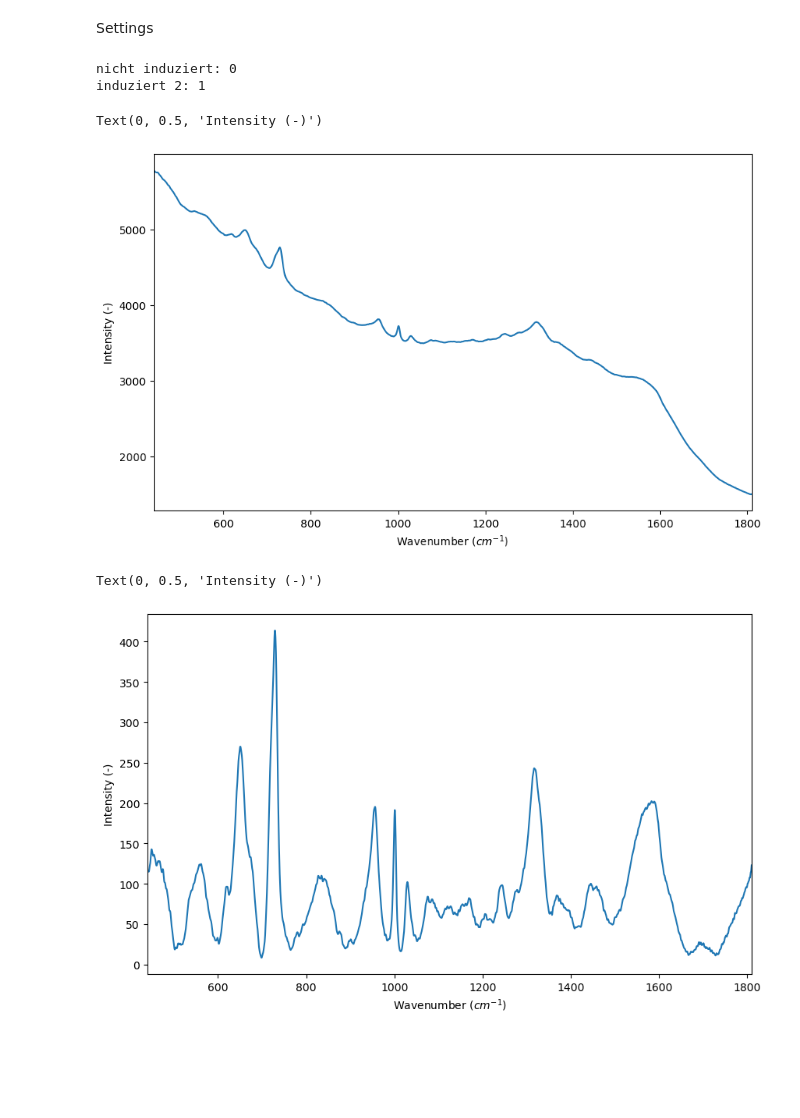
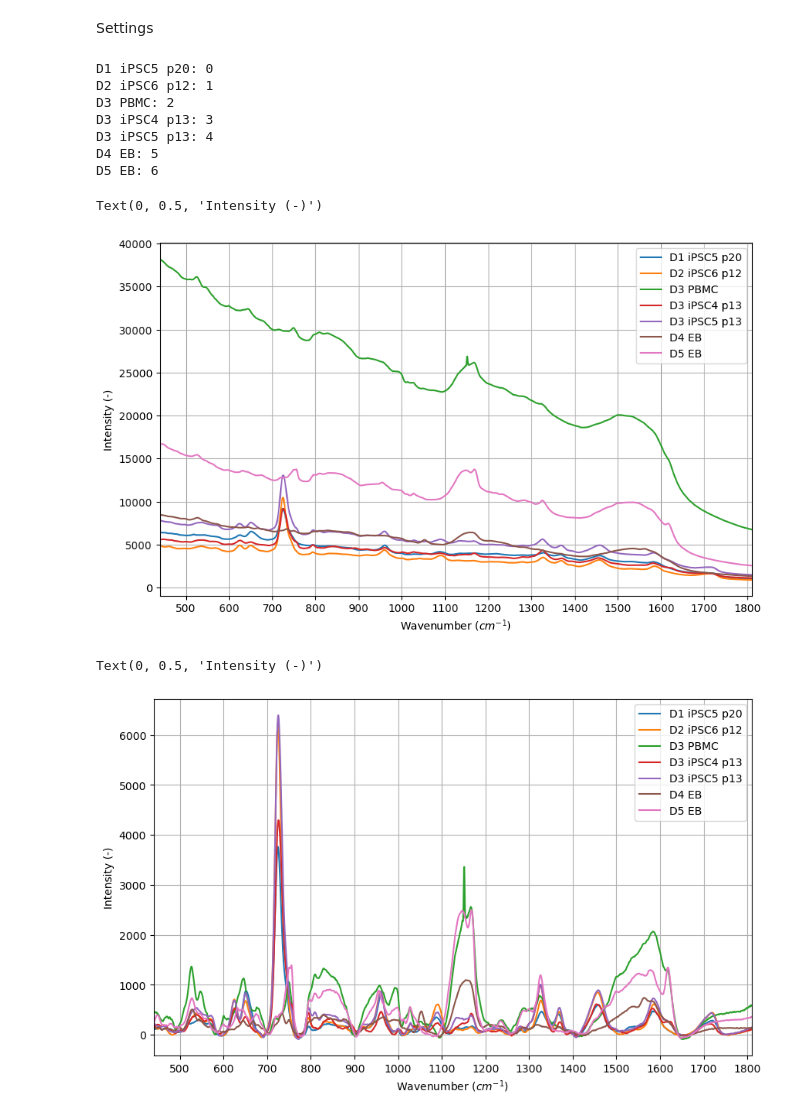
Before and after one commit to DerZ115/raman-pca, a Jupyter notebook: pca.ipynb, the cells around one changed output. Cells and saved outputs as stored; diff of their text form; code cells hidden in the pictures; blank space fills up the shorter version.

```diff
--- a/pca.ipynb
+++ b/pca.ipynb
@@ -28,12 +29,12 @@ plt.rcParams['figure.dpi'] = 100
 Settings
 # %%
 # Path where the data is stored
-data_path = "./data/sersitive daten/"
+data_path = r"C:\Users\Daniel\Desktop\Donor variation out"
 
 # Spectral range to analyze
 # Use 'None' to use the whole range'
-wn_min = None
-wn_max = None
+wn_min = 500
+wn_max = 1600
 
 # Window size for smoothing the spectra
 # Higher means stronger smoothing
@@ -44,38 +45,53 @@ data = load_data(data_path)
 if "file" in data.columns:
     X = data.drop(columns=["label", "file"])
 else:
-    X = data.drop(columns=["label"])
+    X = data.drop(columns=[""])
 wns = np.asarray(X.columns.astype(float))
 X = np.asarray(X)
 
 y = np.asarray(data.label)
-y, y_key = pd.factorize(y)
+y, y_key = pd.factorize(y, sort=True)
 
 for i, label in enumerate(y_key):
     print(f"{label}: {i}")
 # %% [output]
-nicht induziert: 0
-induziert 2: 1
+D1 iPSC5 p20: 0
+D2 iPSC6 p12: 1
+D3 PBMC: 2
+D3 iPSC4 p13: 3
+D3 iPSC5 p13: 4
+D4 EB: 5
+D5 EB: 6
 # %%
-plt.plot(wns, X.mean(axis=0))
+for i in range(len(y_key)):
+    plt.plot(wns, X[y==i].mean(axis=0), label=y_key[i])
 plt.margins(x=0)
+plt.legend()
 
+plt.xticks(range(500, 1801, 100))
+
+plt.grid()
 plt.xlabel("Wavenumber ($cm^{-1}$)")
 plt.ylabel("Intensity (-)")
 # %% [output]
 Text(0, 0.5, 'Intensity (-)')
-[figure, old version]
+[figure, new version]
 # %%
 X_bl = BaselineCorrector().fit_transform(X)
 
-plt.plot(wns, X_bl.mean(axis=0))
+for i in range(len(y_key)):
+    plt.plot(wns, X_bl[y==i].mean(axis=0), label=y_key[i])
 plt.margins(x=0)
+plt.legend()
 
+plt.xticks(range(500, 1801, 100))
+
+plt.grid()
 plt.xlabel("Wavenumber ($cm^{-1}$)")
 plt.ylabel("Intensity (-)")
 # %% [output]
 Text(0, 0.5, 'Intensity (-)')
-[figure, old version]
+[figure, new version]
 # %%
 rl = RangeLimiter(lim=(wn_min, wn_max), reference=wns)
 X_rl = rl.fit_transform(X_bl)
```
Also changed, not shown: parts of 9 cells of this notebook, 7 other files.
